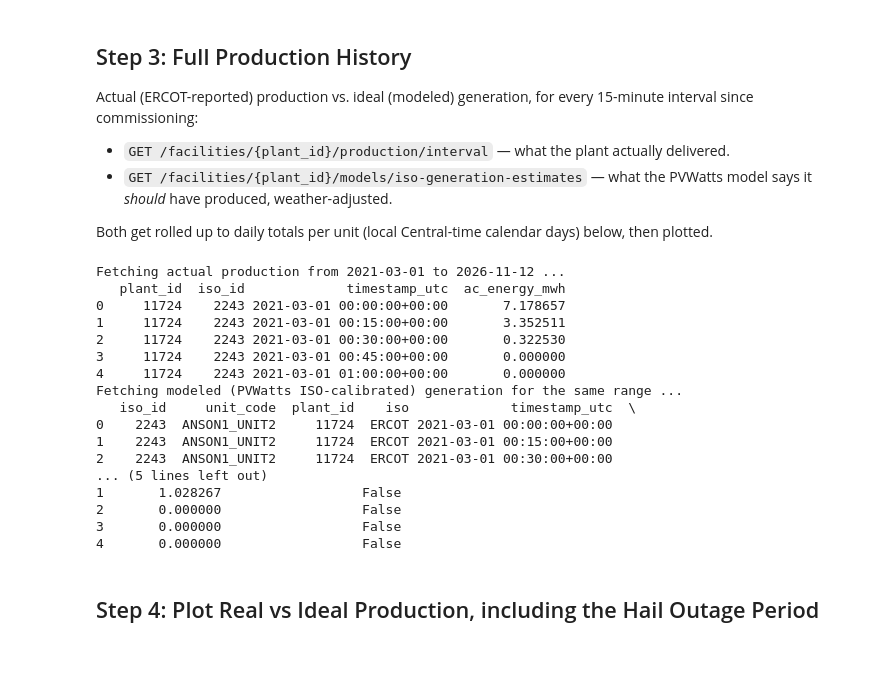
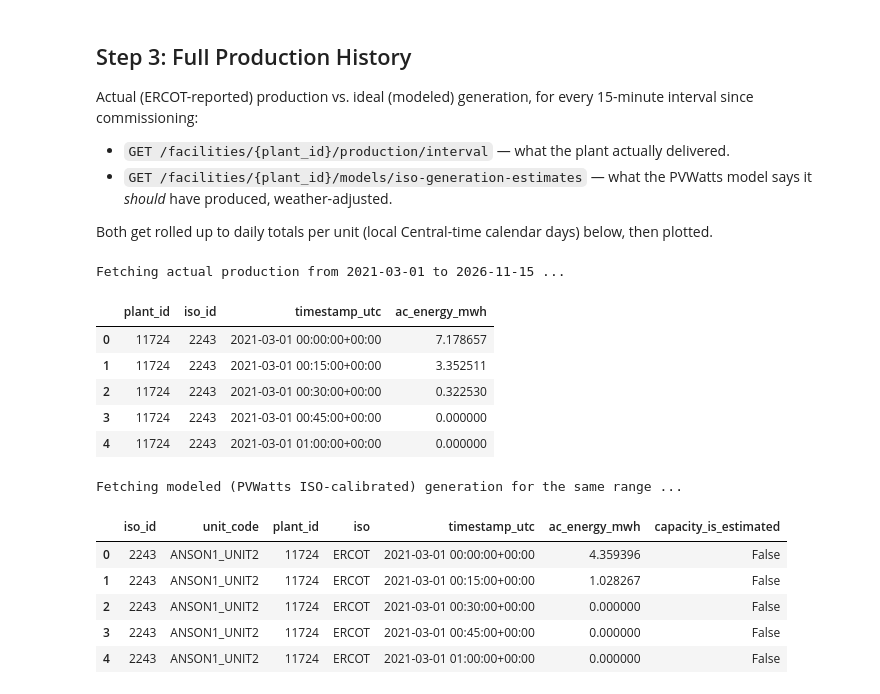
Before and after one commit to energystream-io/energystream-tutorials, a Jupyter notebook: anson-analysis/anson-analysis.ipynb, the cells around one changed output. Cells and saved outputs as stored; diff of their text form; code cells hidden in the pictures; blank space fills up the shorter version.

```diff
--- a/anson-analysis/anson-analysis.ipynb
+++ b/anson-analysis/anson-analysis.ipynb
@@ -204,43 +189,38 @@ Actual (ERCOT-reported) production vs. ideal (modeled) generation, for every
 Both get rolled up to daily totals per unit (local Central-time calendar
 days) below, then plotted.
 # %%
-print(f"\nFetching actual production from {history_start.date()} to {current_date.date()} ...")
+print(f"\nFetching actual production from {history_date.date()} to {current_date.date()} ...")
 actual_rows = fetch_all_rows(
-    f"/facilities/{PLANT_ID}/production/interval", {}, history_start, current_date
+    f"/facilities/{PLANT_ID}/production/interval", {}, history_date, current_date
 )
 actual = pd.DataFrame(actual_rows)
 actual["timestamp_utc"] = pd.to_datetime(actual["timestamp_utc"], utc=True)
 
-print(actual.head())
+display(actual.head())
 
 print("Fetching modeled (PVWatts ISO-calibrated) generation for the same range ...")
 ideal_rows = fetch_all_rows(
-    f"/facilities/{PLANT_ID}/models/iso-generation-estimates", {}, history_start, current_date
+    f"/facilities/{PLANT_ID}/models/iso-generation-estimates", {}, history_date, current_date
 )
 ideal = pd.DataFrame(ideal_rows)
 ideal["timestamp_utc"] = pd.to_datetime(ideal["timestamp_utc"], utc=True)
 
-print(ideal.head())
+display(ideal.head())
 
 actual_daily_by_unit = to_daily_by_unit(actual.merge(iso_plants[["iso_id", "unit_code"]], on="iso_id"))
 ideal_daily_by_unit = to_daily_by_unit(ideal)
 # %% [output]
-Fetching actual production from 2021-03-01 to 2026-11-12 ...
-   plant_id  iso_id             timestamp_utc  ac_energy_mwh
-0     11724    2243 2021-03-01 00:00:00+00:00       7.178657
-1     11724    2243 2021-03-01 00:15:00+00:00       3.352511
-2     11724    2243 2021-03-01 00:30:00+00:00       0.322530
-3     11724    2243 2021-03-01 00:45:00+00:00       0.000000
-4     11724    2243 2021-03-01 01:00:00+00:00       0.000000
-Fetching modeled (PVWatts ISO-calibrated) generation for the same range ...
-   iso_id     unit_code  plant_id    iso             timestamp_utc  \
-0    2243  ANSON1_UNIT2     11724  ERCOT 2021-03-01 00:00:00+00:00
-1    2243  ANSON1_UNIT2     11724  ERCOT 2021-03-01 00:15:00+00:00
-2    2243  ANSON1_UNIT2     11724  ERCOT 2021-03-01 00:30:00+00:00
-... (5 lines left out)
-1       1.028267                  False
-2       0.000000                  False
-3       0.000000                  False
-4       0.000000                  False
+Fetching actual production from 2021-03-01 to 2026-11-15 ...
+|  | plant_id | iso_id | timestamp_utc | ac_energy_mwh |
+| 0 | 11724 | 2243 | 2021-03-01 00:00:00+00:00 | 7.178657 |
+| 1 | 11724 | 2243 | 2021-03-01 00:15:00+00:00 | 3.352511 |
+| 2 | 11724 | 2243 | 2021-03-01 00:30:00+00:00 | 0.322530 |
+| 3 | 11724 | 2243 | 2021-03-01 00:45:00+00:00 | 0.000000 |
+| 4 | 11724 | 2243 | 2021-03-01 01:00:00+00:00 | 0.000000 |
+Fetching modeled (PVWatts ISO-calibrated) generation for the same range ...
+|  | iso_id | unit_code | plant_id | iso | timestamp_utc | ac_energy_mwh | capacity_is_estimated |
+| 0 | 2243 | ANSON1_UNIT2 | 11724 | ERCOT | 2021-03-01 00:00:00+00:00 | 4.359396 | False |
+| 1 | 2243 | ANSON1_UNIT2 | 11724 | ERCOT | 2021-03-01 00:15:00+00:00 | 1.028267 | False |
+| 2 | 2243 | ANSON1_UNIT2 | 11724 | ERCOT | 2021-03-01 00:30:00+00:00 | 0.000000 | False |
+| 3 | 2243 | ANSON1_UNIT2 | 11724 | ERCOT | 2021-03-01 00:45:00+00:00 | 0.000000 | False |
+| 4 | 2243 | ANSON1_UNIT2 | 11724 | ERCOT | 2021-03-01 01:00:00+00:00 | 0.000000 | False |
-# %% [markdown]
-## Step 4: Plot Real vs Ideal Production, including the Hail Outage Period
```
Also changed, not shown: parts of 14 cells of this notebook, 3 other files.
